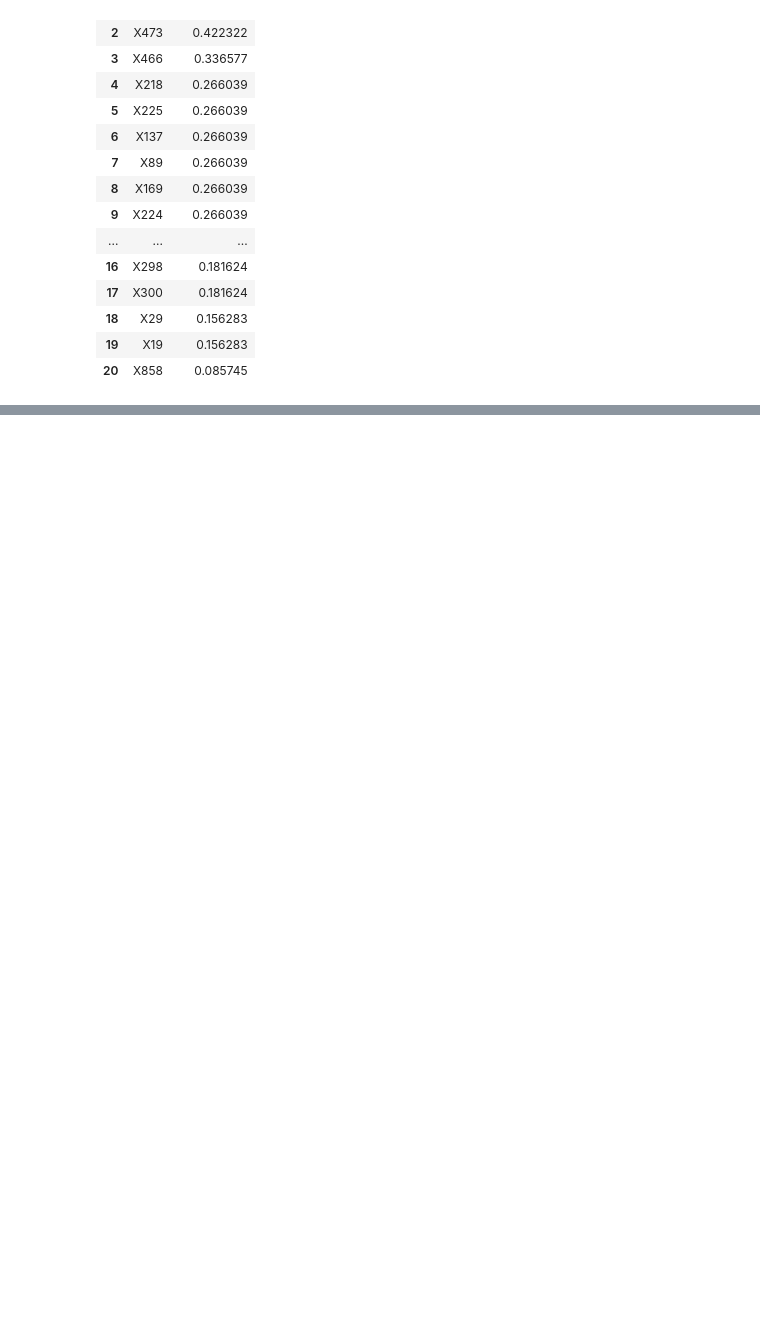
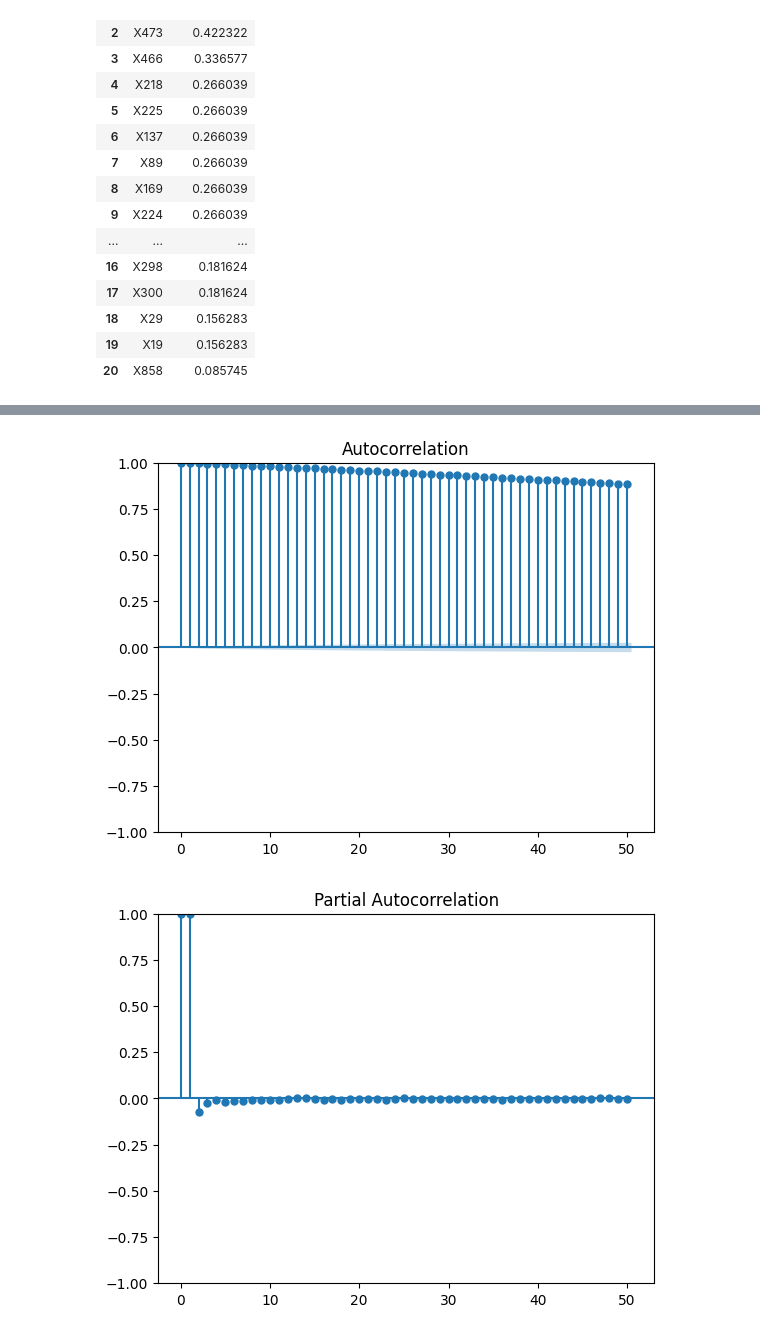
Before and after one commit to justpqa/drw-crypto-market-prediction, a Jupyter notebook: eda.ipynb, the cells around one changed output, grey strips where cells are left out. Saved outputs shown, nothing was run; the diff lists cells and outputs as text; code cells hidden in the pictures; blank space fills up the shorter version.

```diff
--- a/eda.ipynb
+++ b/eda.ipynb
@@ -346,0 +367,7 @@ top_contribution.loc[:20,]
+# %%
+plot_acf(train_df.select("X598").collect().to_numpy(), lags=50)
+plot_pacf(train_df.select("X598").collect().to_numpy(), lags=50)
+plt.show()
+# %% [output]
+[figure, added]
+[figure, added]
```
Also changed, not shown: parts of 11 cells of this notebook, 3 other files.
